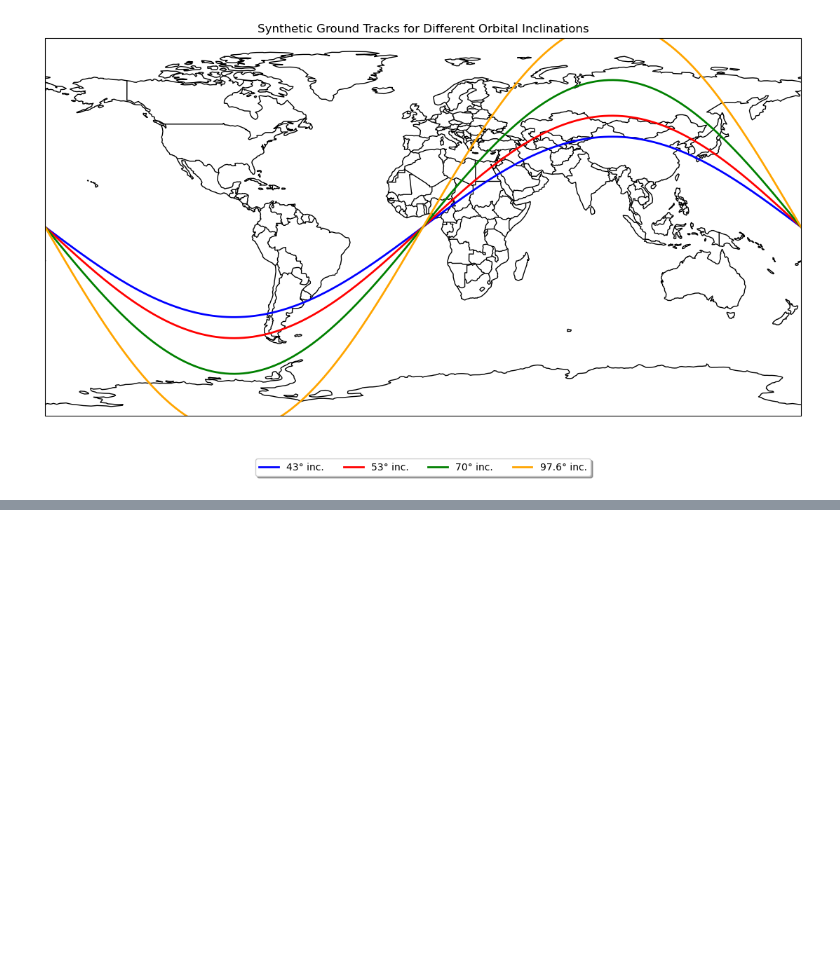
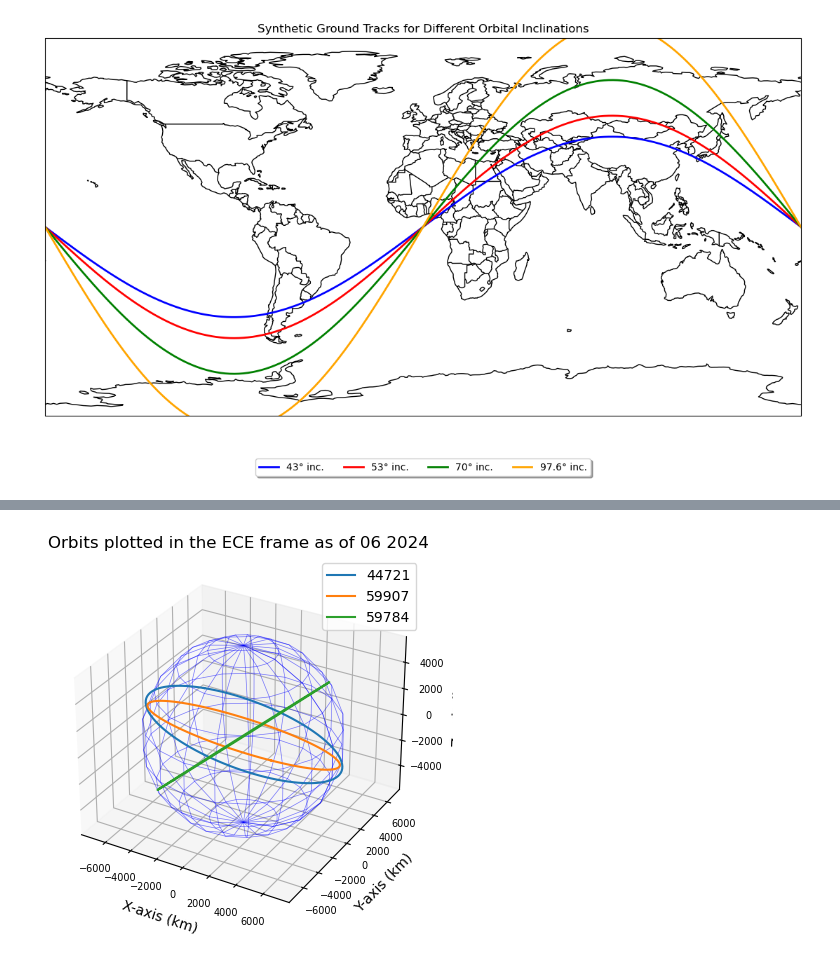
Before and after one commit to aliahan/SatInView, a Jupyter notebook: Untitled.ipynb, the cells around one changed output, grey strips where cells are left out. Saved outputs shown, nothing was run; the diff lists cells and outputs as text; code cells hidden in the pictures; blank space fills up the shorter version.

```diff
--- a/Untitled.ipynb
+++ b/Untitled.ipynb
@@ -376,0 +554,54 @@ plt.show()
+# %%
+import matplotlib.pyplot as plt
+import numpy as np
+import datetime as dt
+import math as m
+
+mu = 398600.4418
+r = 6781
+D = 24*0.997269
+
+def plot_tle(data):
+    fig = plt.figure()
+    ax = plt.axes(projection='3d',computed_zorder=False)
+    for i in range(len(data)//2):
+        if data[i*2][0] != "1":
+            print("Wrong TLE format at line "+str(i*2)+". Lines ignored.")
+            continue
+        if int(data[i*2][18:20]) > int(dt.date.today().year%100):
+            orb = {"t":dt.datetime.strptime("19"+data[i*2][18:20]+" "+data[i*2][20:23]+" "+str(int(24*float(data[i*2][23:33])//1))+" "+str(int(((24*float(data[i*2][23:33])%1)*60)//1))+" "+str(int((((24*float(data[i*2][23:33])%1)*60)%1)//1)), "%Y %j %H %M %S")}
+        else:
+            orb = {"t":dt.datetime.strptime("20"+data[i*2][18:20]+" "+data[i*2][20:23]+" "+str(int(24*float(data[i*2][23:33])//1))+" "+str(int(((24*float(data[i*2][23:33])%1)*60)//1))+" "+str(int((((24*float(data[i*2][23:33])%1)*60)%1)//1)), "%Y %j %H %M %S")}
+        orb.update({"name":data[i*2+1][2:7],"e":float("."+data[i*2+1][26:34]),"a":(mu/((2*m.pi*float(data[i*2+1][52:63])/(D*3600))**2))**(1./3),"i":float(data[i*2+1][9:17])*m.pi/180,"RAAN":float(data[i*2+1][17:26])*m.pi/180,"omega":float(data[i*2+1][34:43])*m.pi/180})
+        orb.update({"b":orb["a"]*m.sqrt(1-orb["e"]**2),"c":orb["a"]*orb["e"]})
+        R = np.matmul(np.array([[m.cos(orb["RAAN"]),-m.sin(orb["RAAN"]),0],[m.sin(orb["RAAN"]),m.cos(orb["RAAN"]),0],[0,0,1]]),(np.array([[1,0,0],[0,m.cos(orb["i"]),-m.sin(orb["i"])],[0,m.sin(orb["i"]),m.cos(orb["i"])]])))
+        R = np.matmul(R,np.array([[m.cos(orb["omega"]),-m.sin(orb["omega"]),0],[m.sin(orb["omega"]),m.cos(orb["omega"]),0],[0,0,1]]))
+        x,y,z = [],[],[]
+        for i in np.linspace(0,2*m.pi,100):
+            P = np.matmul(R,np.array([[orb["a"]*m.cos(i)],[orb["b"]*m.sin(i)],[0]]))-np.matmul(R,np.array([[orb["c"]],[0],[0]]))
+            x += [P[0]]
+            y += [P[1]]
+            z += [P[2]]
+        ax.plot(x,y,z,zorder=5,label=orb["name"])
+    u, v = np.mgrid[0:2*np.pi:20j, 0:np.pi:10j]
+    ax.plot_wireframe(r*np.cos(u)*np.sin(v),r*np.sin(u)*np.sin(v),r*np.cos(v),color="b",alpha=0.5,lw=0.5,zorder=0)
+    plt.title("Orbits plotted in the ECE frame as of "+orb["t"].strftime("%m %Y"))
+    ax.set_xlabel("X-axis (km)")
+    ax.set_ylabel("Y-axis (km)")
+    ax.set_zlabel("Z-axis (km)")
+    ax.xaxis.set_tick_params(labelsize=7)
+    ax.yaxis.set_tick_params(labelsize=7)
+    ax.zaxis.set_tick_params(labelsize=7)
+    ax.set_aspect('equal', adjustable='box')
+    if len(data)//2 < 5:
+        ax.legend()
+    else:
+        fig.subplots_adjust(right=0.8)
+        ax.legend(loc='center left', bbox_to_anchor=(1.07, 0.5), fontsize=7)
+    plt.show()
+
+ADDR = "tle.txt"
+TLE = open(ADDR,"r").readlines()
+plot_tle(TLE)
+# %% [output]
+[figure, added]
```
Also changed, not shown: parts of 10 cells of this notebook, 24 other files.
